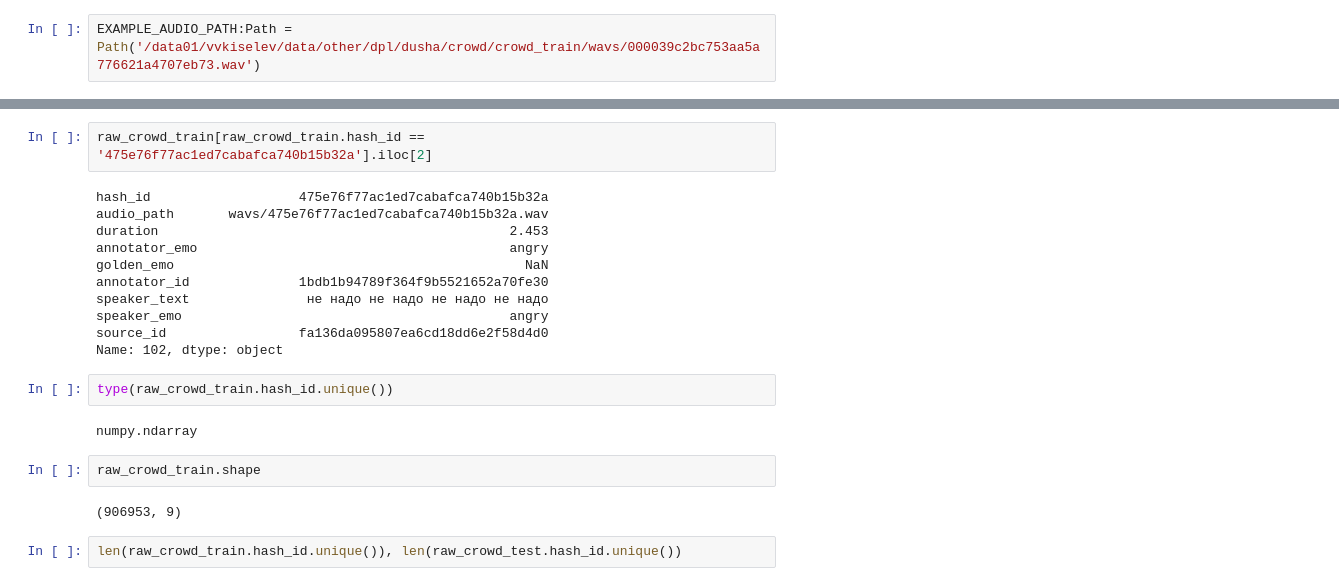
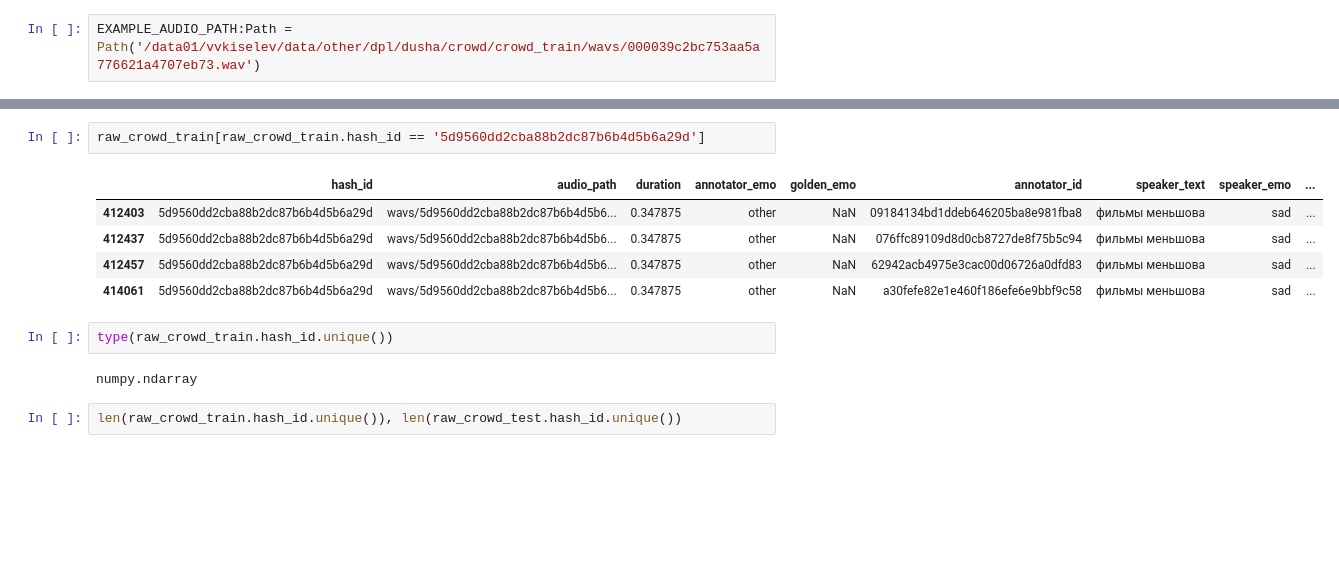
Before and after one commit to Kislv/MastersDegreeProject, a Jupyter notebook: high_level_feature_extractor/test.ipynb, the cells around one changed output, grey strips where cells are left out. Saved outputs shown, nothing was run; the diff lists cells and outputs as text; blank space fills up the shorter version.

```diff
--- a/high_level_feature_extractor/test.ipynb
+++ b/high_level_feature_extractor/test.ipynb
@@ -169,26 +175,17 @@ display(raw_crowd_test.head())
 | 3 | c6852b0925797612d7b6724da8cbe7b4 | wavs/c6852b0925797612d7b6724da8cb... | 8.58 | neutral | NaN | 858305a5450b7bd1288ba0053b1cd1c1 | открой в браузере ennio morricone | neutral | ... |
 | 4 | 0166f65a30354db8282682b1a280e64c | wavs/0166f65a30354db8282682b1a280... | 3.70 | sad | NaN | a5562e26cd8f1949488a2d1e1e549d97 | каким стал сбер | neutral | ... |
 # %%
-raw_crowd_train[raw_crowd_train.hash_id == '475e76f77ac1ed7cabafca740b15b32a'].iloc[2]
+raw_crowd_train[raw_crowd_train.hash_id == '5d9560dd2cba88b2dc87b6b4d5b6a29d']
 # %% [output]
-hash_id                   475e76f77ac1ed7cabafca740b15b32a
-audio_path       wavs/475e76f77ac1ed7cabafca740b15b32a.wav
-duration                                             2.453
-annotator_emo                                        angry
-golden_emo                                             NaN
-annotator_id              1bdb1b94789f364f9b5521652a70fe30
-speaker_text               не надо не надо не надо не надо
-speaker_emo                                          angry
-source_id                 fa136da095807ea6cd18dd6e2f58d4d0
-Name: 102, dtype: object
+|  | hash_id | audio_path | duration | annotator_emo | golden_emo | annotator_id | speaker_text | speaker_emo | ... |
+| 412403 | 5d9560dd2cba88b2dc87b6b4d5b6a29d | wavs/5d9560dd2cba88b2dc87b6b4d5b6... | 0.347875 | other | NaN | 09184134bd1ddeb646205ba8e981fba8 | фильмы меньшова | sad | ... |
+| 412437 | 5d9560dd2cba88b2dc87b6b4d5b6a29d | wavs/5d9560dd2cba88b2dc87b6b4d5b6... | 0.347875 | other | NaN | 076ffc89109d8d0cb8727de8f75b5c94 | фильмы меньшова | sad | ... |
+| 412457 | 5d9560dd2cba88b2dc87b6b4d5b6a29d | wavs/5d9560dd2cba88b2dc87b6b4d5b6... | 0.347875 | other | NaN | 62942acb4975e3cac00d06726a0dfd83 | фильмы меньшова | sad | ... |
+| 414061 | 5d9560dd2cba88b2dc87b6b4d5b6a29d | wavs/5d9560dd2cba88b2dc87b6b4d5b6... | 0.347875 | other | NaN | a30fefe82e1e460f186efe6e9bbf9c58 | фильмы меньшова | sad | ... |
 # %%
 type(raw_crowd_train.hash_id.unique())
 # %% [output]
 numpy.ndarray
-# %%
-raw_crowd_train.shape
-# %% [output]
-(906953, 9)
 # %%
 len(raw_crowd_train.hash_id.unique()), len(raw_crowd_test.hash_id.unique())
 # %% [output]
```
Also changed, not shown: parts of 21 cells of this notebook, 14 other files.
